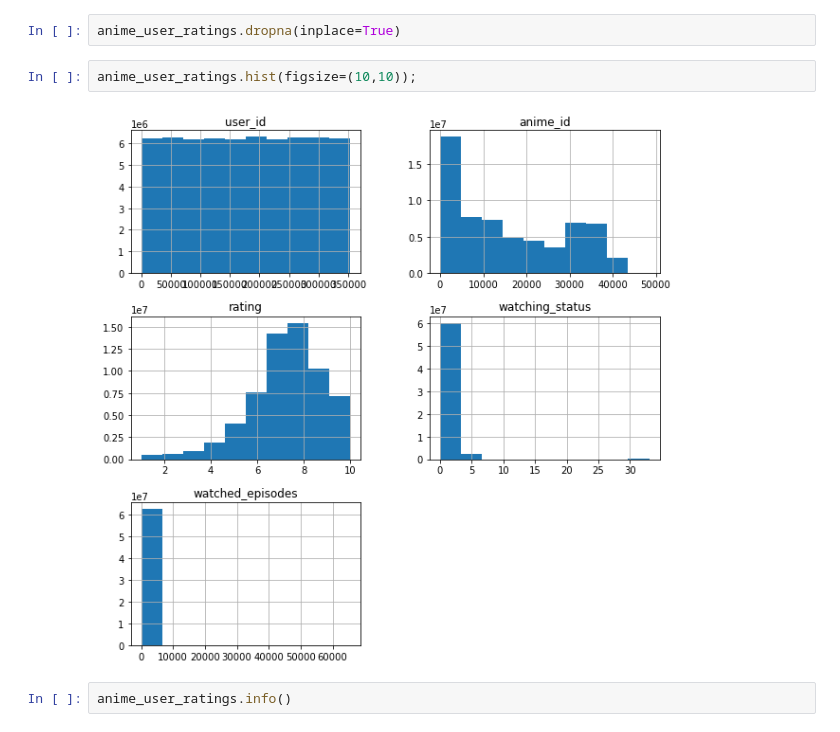
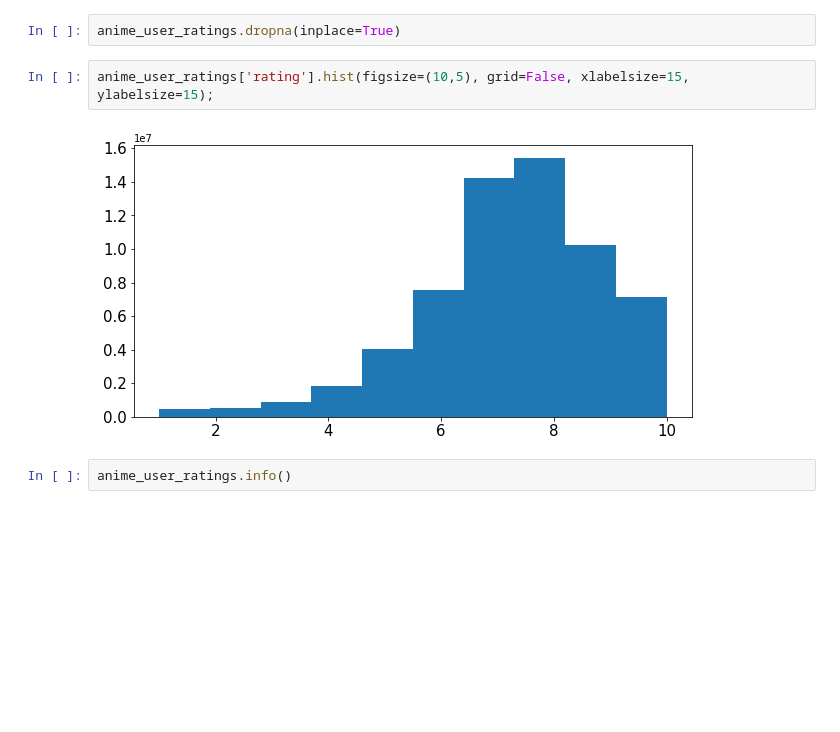
Before and after one commit to edgarg429/Anime_recommendation, a Jupyter notebook: Anime_Recommendation_Project.ipynb, the cells around one changed output. Cells and saved outputs as stored; diff of their text form; blank space fills up the shorter version.

```diff
--- a/Anime_Recommendation_Project.ipynb
+++ b/Anime_Recommendation_Project.ipynb
@@ -272,9 +276,9 @@ anime_user_ratings.rating.replace(0,np.nan, inplace=True)
 # %%
 anime_user_ratings.dropna(inplace=True)
 # %%
-anime_user_ratings.hist(figsize=(10,10));
+anime_user_ratings['rating'].hist(figsize=(10,5), grid=False, xlabelsize=15, ylabelsize=15);
 # %% [output]
-[figure, old version]
+[figure, new version]
 # %%
 anime_user_ratings.info()
 # %% [output]
```
Also changed, not shown: parts of 35 cells of this notebook, 5 other files.
